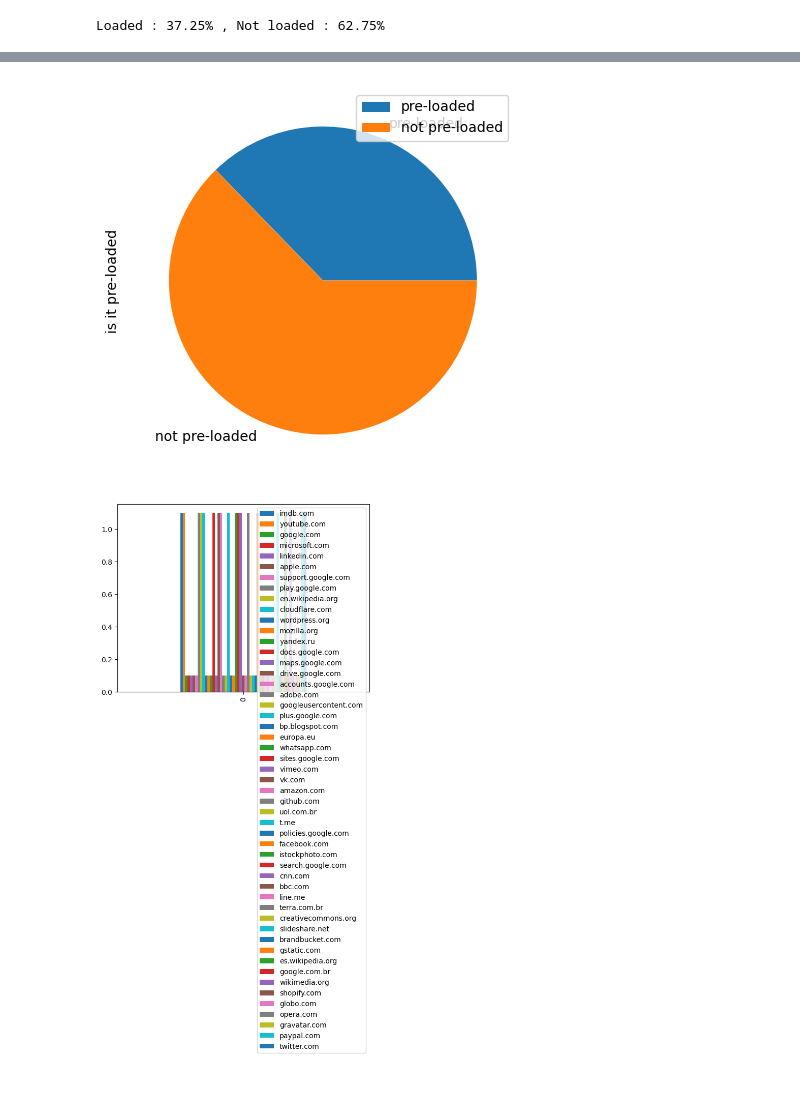
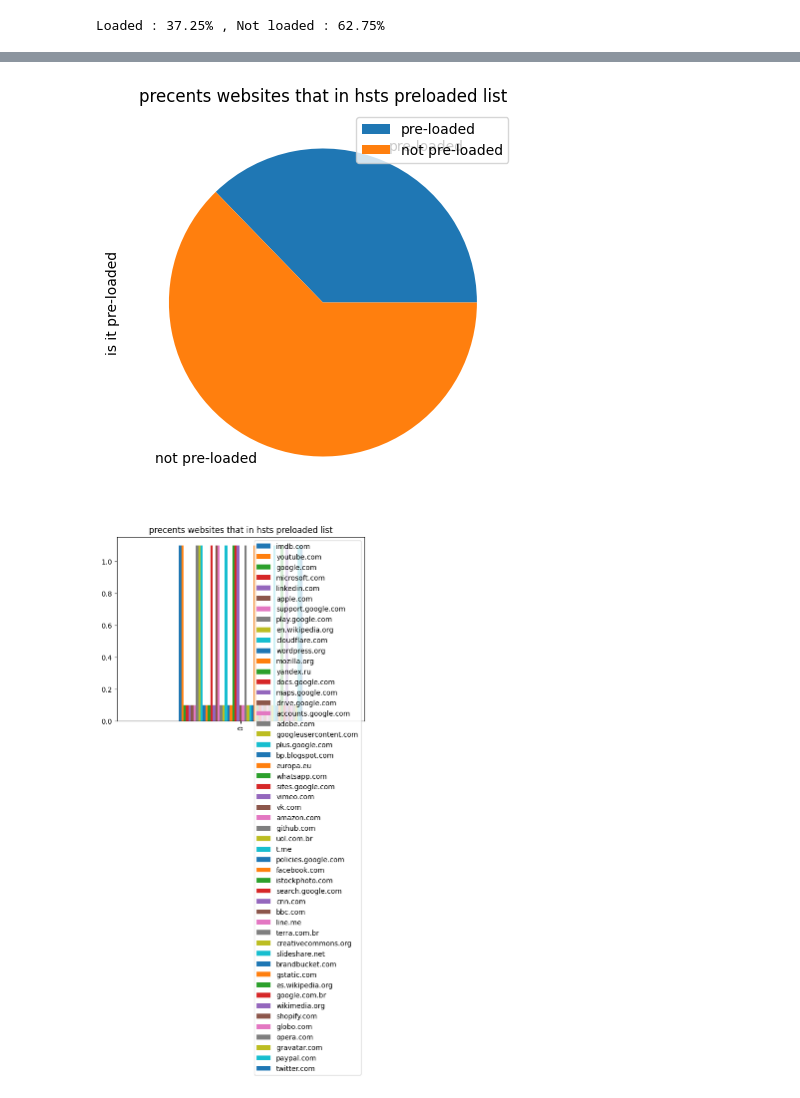
Before and after one commit to idanmaman2/HTTPS_JAIL_BREAK, a Jupyter notebook: scrapers/analayze/perolad-analyze.ipynb, the cells around one changed output, grey strips where cells are left out. Cells and saved outputs as stored; diff of their text form; code cells hidden in the pictures.

Commit message:
titles to plots

```diff
--- a/scrapers/analayze/perolad-analyze.ipynb
+++ b/scrapers/analayze/perolad-analyze.ipynb
@@ -65,5 +83,5 @@ dfp.plot.barh()
 # %%
-lot = df3.plot.pie(y='is it pre-loaded', figsize=(5, 5))
+lot = df3.plot.pie(y='is it pre-loaded', figsize=(5, 5),title="precents websites that in hsts preloaded list")
 # %% [output]
-[figure, old version]
+[figure, new version]
 # %%
@@ -71,8 +89,8 @@ df4=pd.DataFrame([list(map(lambda x : int(x) + 0.1, resultPre)) ], columns=names
 # %%
 
-df4.plot.bar();
+df4.plot.bar(title="precents websites that in hsts preloaded list");
 # %% [output]
-[figure, old version]
+[figure, new version]
 # %%
 df5 = pd.DataFrame(map(int,resultPre))
 # %%
```
Also changed, not shown: parts of 7 cells of this notebook.
